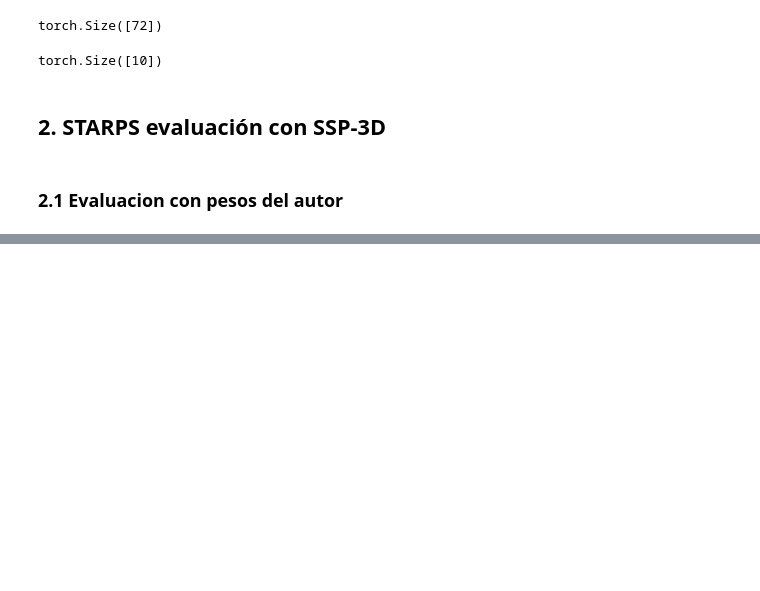
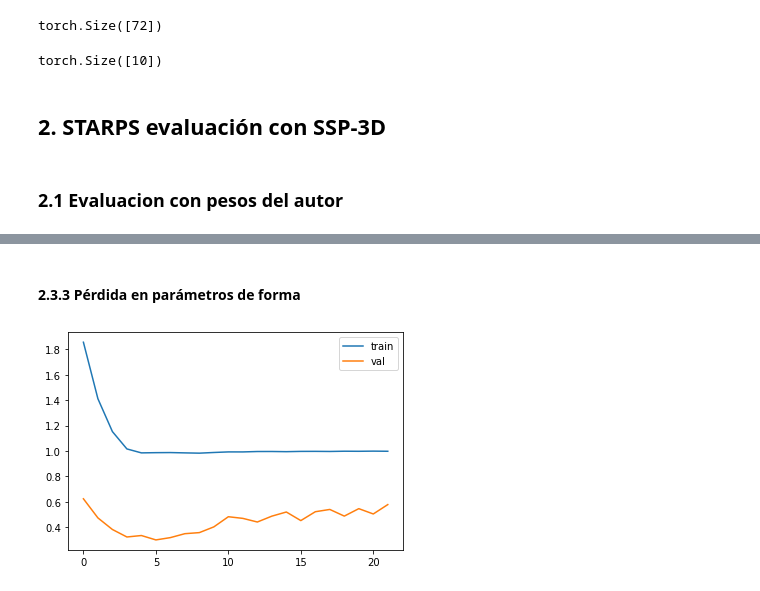
Before and after one commit to vcarlosrb/STRAPS-3DHumanShapePose, a Jupyter notebook: evaluation.ipynb, the cells around one changed output, grey strips where cells are left out. Drawn from its saved outputs; the diff is of its cells as text; code cells hidden in the pictures; blank space fills up the shorter version.

```diff
--- a/evaluation.ipynb
+++ b/evaluation.ipynb
@@ -242,0 +333,9 @@ PVE-T-SC:  0.010000903993447585
+# %% [markdown]
+#### 2.3.3 Pérdida en parámetros de forma
+# %%
+plt.plot(data['train_shape_params_losses'], label='train')
+plt.plot(data['val_shape_params_losses'], label='val')
+plt.legend()
+plt.show()
+# %% [output]
+[figure, added]
```
Also changed, not shown: parts of 53 cells of this notebook, 2 other files.
